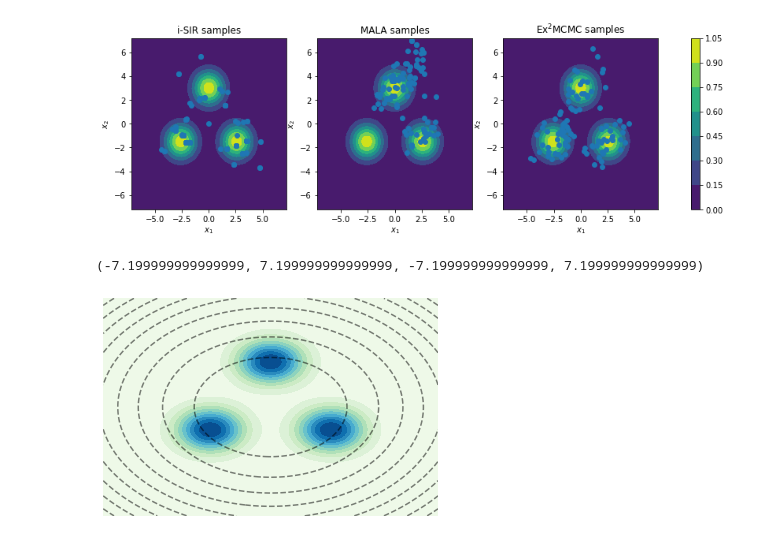
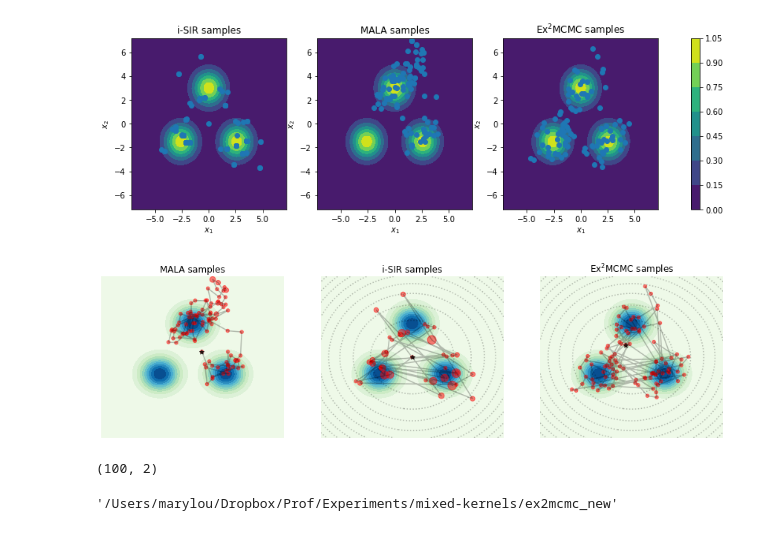
Before and after one commit to svsamsonov/ex2mcmc_new, a Jupyter notebook: ISIR_toyish_example.ipynb, the cells around one changed output. Drawn from its saved outputs; the diff is of its cells as text; code cells hidden in the pictures.

```diff
--- a/ISIR_toyish_example.ipynb
+++ b/ISIR_toyish_example.ipynb
@@ -1,6 +1,8 @@
 # %%
 import numpy as np
 import matplotlib.pyplot as plt
+# %%
+marylou_home = '/Users/marylou/Dropbox/Prof/Experiments/_ceph/mixed-kernel/plots/'
 # %%
 def target_dens(x):
     """
@@ -268,44 +270,58 @@ plt.show()
 # %% [output]
 [figure]
 # %%
-ax = None
+import torch
+
+fig, axes = plt.subplots(1,3,figsize=(15,4))
 N_pts = 100
 xlist = np.linspace(-2.4*a, 2.4*a, 100)
 ylist = np.linspace(-2.4*a, 2.4*a, 100)
 X, Y = np.meshgrid(xlist, ylist)
 points = np.zeros((2,X.shape[0],X.shape[1]),dtype=float)
 points[0] = X
 points[1] = Y
 dens_vals = np.zeros_like(X)
 prop_vals = np.zeros_like(X)
 for i in range(N_pts):
     for j in range(N_pts):
         dens_vals[i,j] = target_dens(points[:,i,j])
         prop_vals[i,j] = log_dens_isir(points[:,i,j], sigma_isir)
 
-if ax is None:
-    plt.figure()
-else:
+for na, ax in enumerate(axes):
     plt.sca(ax)
-plt.contourf(X, Y, dens_vals, 10, cmap='GnBu')
-plt.contour(X, Y, prop_vals, 10, colors='k', linestyles='--', alpha=0.5)
-plt.axis('off')
-
+    plt.contourf(X, Y, dens_vals, 10, cmap='GnBu')
+    plt.axis('off')
+    if na > 0:
+        plt.contour(X, Y, prop_vals, 10, colors='k', linestyles=':', alpha=0.25)
 ## to do equal ratio
 
-# if rep < 2:
-#     plt.title(title)
-# # plt.colorbar()
-# # plt.plot(xs[:, 0, 0], xs[:, 0, 1], 'o', c='r', alpha=0.25, ms=2.5)
+# plt.title(title)
 
+# plt.colorbar()
+# plt.plot(xs[:, 0, 0], xs[:, 0, 1], 'o', c='r', alpha=0.25, ms=2.5)
+chainss = [Samples_mala, Samples_isir, Samples_ex2]
+titles = ['MALA samples', 'i-SIR samples', 'Ex$^2$MCMC samples']
+for ax, chains, title in zip(axes, chainss, titles):
+    plt.sca(ax)
+    plt.title(title)
+    xs = torch.tensor(chains, dtype=torch.float)
+    posx, invx, countsx = torch.unique_consecutive(xs[:, 0], return_counts=True, return_inverse=True)
 
-# posx, invx, countsx = torch.unique_consecutive(xs[:, 0, 0], return_counts=True, return_inverse=True)
+    posy, invy, countsy = torch.unique_consecutive(xs[:, 1], return_counts=True, return_inverse=True)
 
-# posy, invy, countsy = torch.unique_consecutive(xs[:, 0, 1], return_counts=True, return_inverse=True)
-
-# plt.plot(xs[:, 0, 0], xs[:, 0, 1], '-', c='k', alpha=0.25)
-# plt.scatter(posx, posy, marker='o', c='r', alpha=0.5, s=countsx*20)
-# plt.scatter([0.], [init_in_tail],  marker='*', c='k', alpha=0.75, s=10)
+    plt.plot(xs[:, 0], xs[:, 1], '-', c='k', alpha=0.25)
+    plt.scatter(posx, posy, marker='o', c='r', alpha=0.5, s=countsx*20)
+    plt.scatter(xs[0,0], xs[0,1],  marker='*', c='k', alpha=0.75, s=40)
+plt.savefig(marylou_home + 'toy_samples_2d_gaus.pdf', format="pdf", bbox_inches="tight")
 # %% [output]
-(-7.199999999999999, 7.199999999999999, -7.199999999999999, 7.199999999999999)
-[figure, old version]
+[figure, new version]
+# %%
+Samples_isir.shape
+Samples_mala.shape
+Samples_ex2.shape
+# %% [output]
+(100, 2)
+# %%
+pwd
+# %% [output]
+'/Users/marylou/Dropbox/Prof/Experiments/mixed-kernels/ex2mcmc_new'
```
